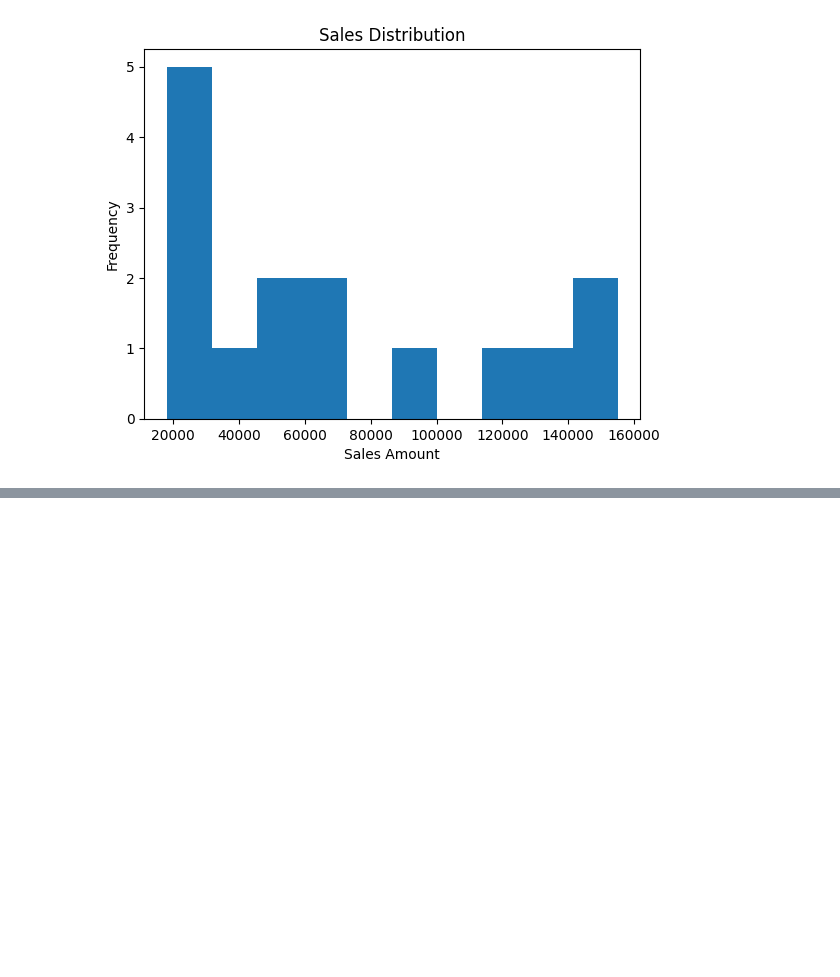
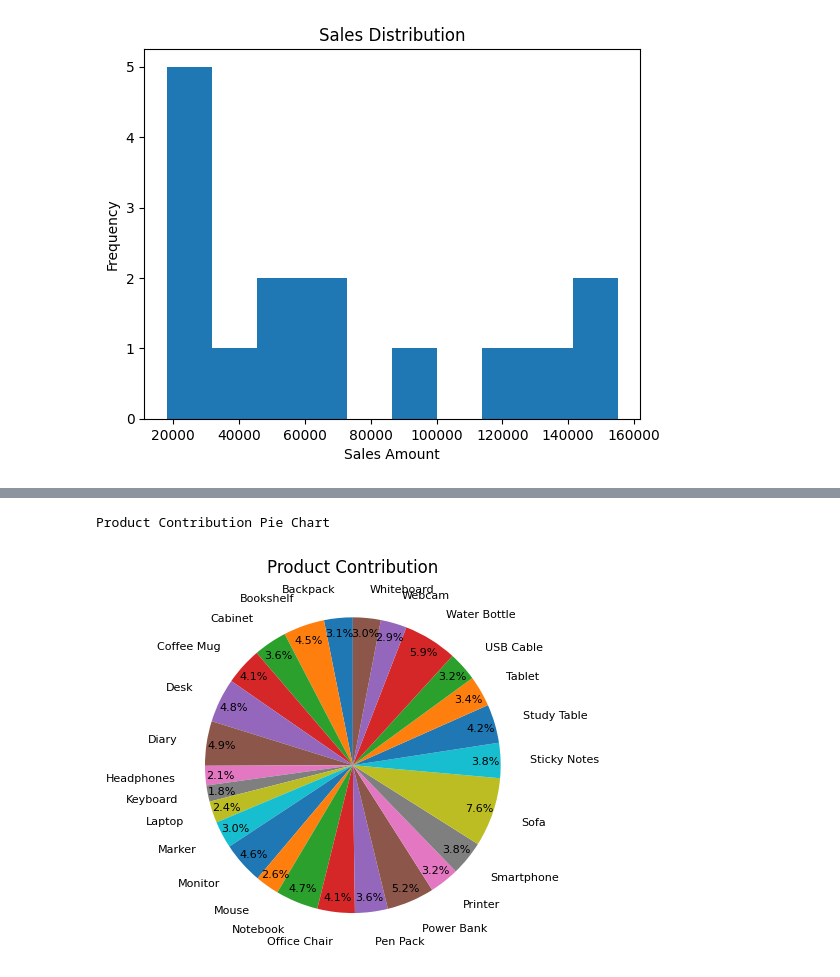
Before and after one commit to usbrendonb/Python, a Jupyter notebook: AI_web_day5.ipynb, the cells around one changed output, grey strips where cells are left out. Cells and saved outputs as stored; diff of their text form; code cells hidden in the pictures; blank space fills up the shorter version.

```diff
--- a/AI_web_day5.ipynb
+++ b/AI_web_day5.ipynb
@@ -139,0 +361,23 @@ Text(0, 0.5, 'Frequency')
+# %%
+# Product Contribution (Pie Chart)
+
+print("Product Contribution Pie Chart")
+
+product_sales = df.groupby("Product")["Sales_Amount"].sum()
+
+plt.pie(
+    product_sales.values,
+    labels=product_sales.index,
+    autopct="%1.1f%%",
+    labeldistance=1.2,
+    pctdistance=0.9,
+    textprops={"fontsize": 8},
+    startangle=90
+)
+
+plt.title("Product Contribution")
+
+plt.show()
+# %% [output]
+Product Contribution Pie Chart
+[figure, added]
```
Also changed, not shown: parts of 17 cells of this notebook.
